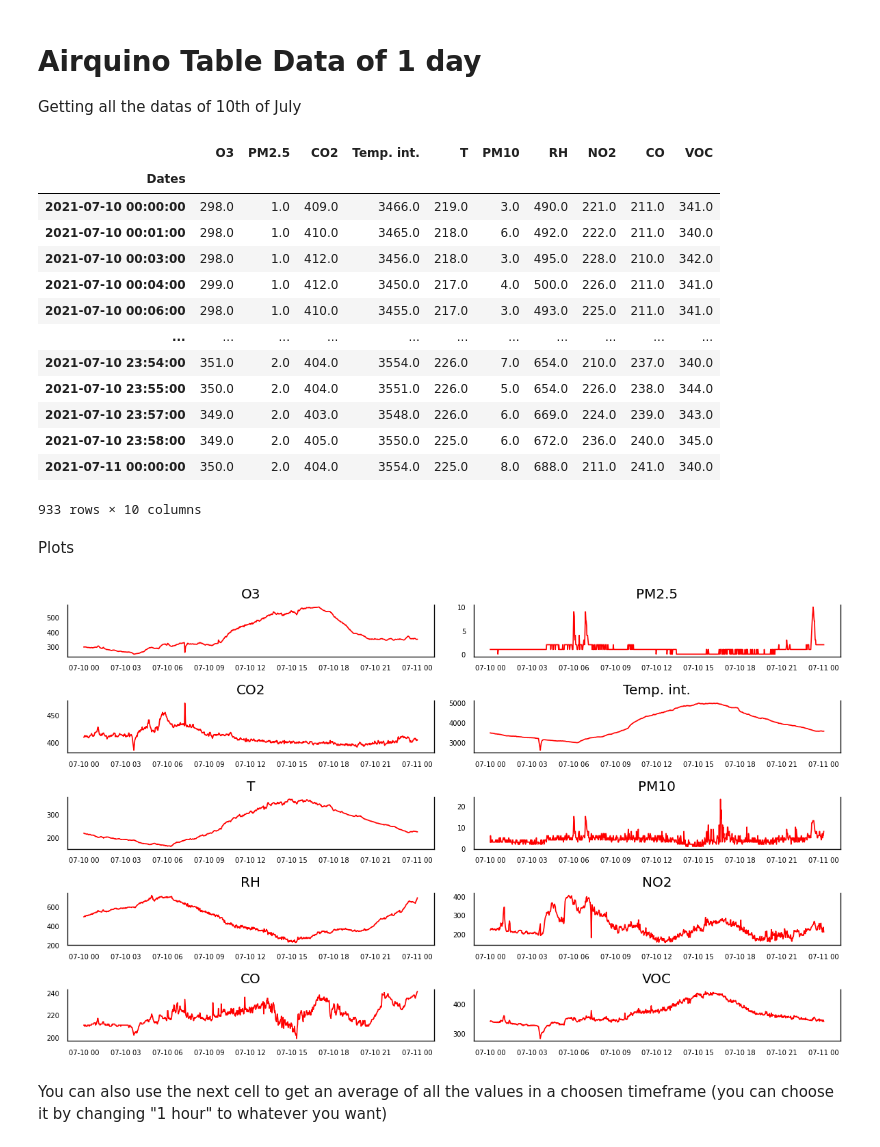
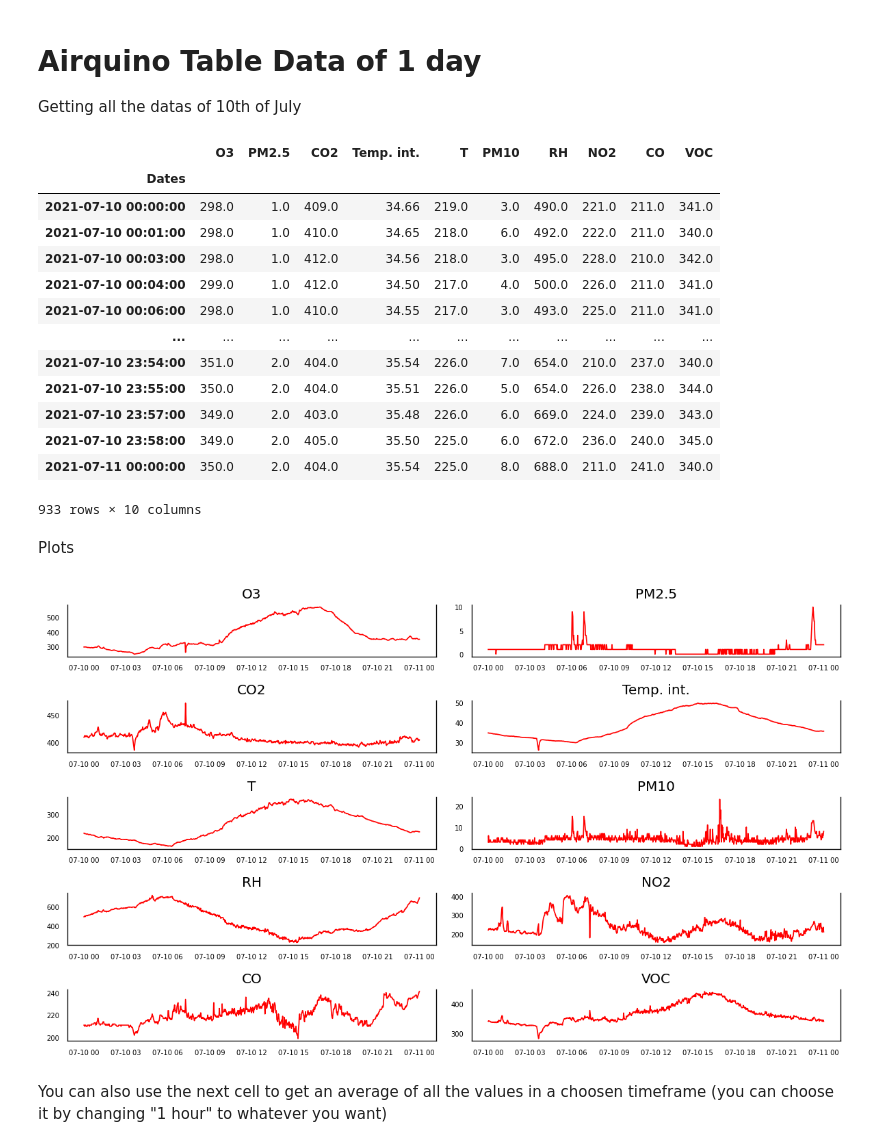
Before and after one commit to marcochisci/Anomaly_detection, a Jupyter notebook: One_Day_Anomaly_Detection.ipynb, the cells around one changed output. Drawn from its saved outputs; the diff is of its cells as text; code cells hidden in the pictures.

```diff
--- a/One_Day_Anomaly_Detection.ipynb
+++ b/One_Day_Anomaly_Detection.ipynb
@@ -8,44 +8,47 @@ import pandas as pd
 import psycopg2
 import datetime
 import matplotlib.pyplot as plt
 import matplotlib.ticker as ticker
 import matplotlib.dates as mdates
 
 
 conn = psycopg2.connect(host='playground.magentalab.it', port='55432', database='airqino', user='datareader', password='homntLZnlhQd9prtVA9SFezQek')
 
 query = """select * from crosstab(
   'select sd.data_acquired as timestamp, s.sensor_type ,  sd.float_value as value
 from station_data sd join sensor s on s.id = sd.sensor_id
 where sd.data_acquired >= to_timestamp(''2021-07-10 00:00:00'', ''YYYY-mm-dd HH24:MI:SS'')
 and sd.data_acquired <= to_timestamp(''2021-07-11 00:00:00'', ''YYYY-mm-dd HH24:MI:SS'')
 and sd.station_id = 23284701 order by sd.data_acquired asc, 1'
  , $$VALUES ('O3'::varchar), ('PM2.5'::varchar), ('CO2'::varchar), ('Temp. int.'::varchar), ('T'::varchar)
  , ('PM10'::varchar), ('RH'::varchar), ('NO2'::varchar), ('CO'::varchar), ('VOC'::varchar)$$
 ) AS value ("Dates" timestamp, "O3" float, "PM2.5" float, "CO2" float, "Temp. int." float, "T" float, "PM10" float,
 "RH" float, "NO2" float, "CO" float, "VOC" float);""".format(29510692, 23284701)  #23284701 is a specific station
 
 df = pd.read_sql(query, conn)
 df= df.set_index('Dates')
 
+#fix Temp. int.
+df['Temp. int.'] = df['Temp. int.'].div(100)
+
 #removing nans
 df = df.dropna()
 
 display(df)
 # %% [output]
 |  | O3 | PM2.5 | CO2 | Temp. int. | T | PM10 | RH | NO2 | CO | VOC |
 | Dates |  |  |  |  |  |  |  |  |  |  |
-| 2021-07-10 00:00:00 | 298.0 | 1.0 | 409.0 | 3466.0 | 219.0 | 3.0 | 490.0 | 221.0 | 211.0 | 341.0 |
-| 2021-07-10 00:01:00 | 298.0 | 1.0 | 410.0 | 3465.0 | 218.0 | 6.0 | 492.0 | 222.0 | 211.0 | 340.0 |
-| 2021-07-10 00:03:00 | 298.0 | 1.0 | 412.0 | 3456.0 | 218.0 | 3.0 | 495.0 | 228.0 | 210.0 | 342.0 |
-| 2021-07-10 00:04:00 | 299.0 | 1.0 | 412.0 | 3450.0 | 217.0 | 4.0 | 500.0 | 226.0 | 211.0 | 341.0 |
-| 2021-07-10 00:06:00 | 298.0 | 1.0 | 410.0 | 3455.0 | 217.0 | 3.0 | 493.0 | 225.0 | 211.0 | 341.0 |
+| 2021-07-10 00:00:00 | 298.0 | 1.0 | 409.0 | 34.66 | 219.0 | 3.0 | 490.0 | 221.0 | 211.0 | 341.0 |
+| 2021-07-10 00:01:00 | 298.0 | 1.0 | 410.0 | 34.65 | 218.0 | 6.0 | 492.0 | 222.0 | 211.0 | 340.0 |
+| 2021-07-10 00:03:00 | 298.0 | 1.0 | 412.0 | 34.56 | 218.0 | 3.0 | 495.0 | 228.0 | 210.0 | 342.0 |
+| 2021-07-10 00:04:00 | 299.0 | 1.0 | 412.0 | 34.50 | 217.0 | 4.0 | 500.0 | 226.0 | 211.0 | 341.0 |
+| 2021-07-10 00:06:00 | 298.0 | 1.0 | 410.0 | 34.55 | 217.0 | 3.0 | 493.0 | 225.0 | 211.0 | 341.0 |
 | ... | ... | ... | ... | ... | ... | ... | ... | ... | ... | ... |
-| 2021-07-10 23:54:00 | 351.0 | 2.0 | 404.0 | 3554.0 | 226.0 | 7.0 | 654.0 | 210.0 | 237.0 | 340.0 |
-| 2021-07-10 23:55:00 | 350.0 | 2.0 | 404.0 | 3551.0 | 226.0 | 5.0 | 654.0 | 226.0 | 238.0 | 344.0 |
-| 2021-07-10 23:57:00 | 349.0 | 2.0 | 403.0 | 3548.0 | 226.0 | 6.0 | 669.0 | 224.0 | 239.0 | 343.0 |
-| 2021-07-10 23:58:00 | 349.0 | 2.0 | 405.0 | 3550.0 | 225.0 | 6.0 | 672.0 | 236.0 | 240.0 | 345.0 |
-| 2021-07-11 00:00:00 | 350.0 | 2.0 | 404.0 | 3554.0 | 225.0 | 8.0 | 688.0 | 211.0 | 241.0 | 340.0 |
+| 2021-07-10 23:54:00 | 351.0 | 2.0 | 404.0 | 35.54 | 226.0 | 7.0 | 654.0 | 210.0 | 237.0 | 340.0 |
+| 2021-07-10 23:55:00 | 350.0 | 2.0 | 404.0 | 35.51 | 226.0 | 5.0 | 654.0 | 226.0 | 238.0 | 344.0 |
+| 2021-07-10 23:57:00 | 349.0 | 2.0 | 403.0 | 35.48 | 226.0 | 6.0 | 669.0 | 224.0 | 239.0 | 343.0 |
+| 2021-07-10 23:58:00 | 349.0 | 2.0 | 405.0 | 35.50 | 225.0 | 6.0 | 672.0 | 236.0 | 240.0 | 345.0 |
+| 2021-07-11 00:00:00 | 350.0 | 2.0 | 404.0 | 35.54 | 225.0 | 8.0 | 688.0 | 211.0 | 241.0 | 340.0 |
 933 rows × 10 columns
 # %% [markdown]
 Plots
@@ -69,7 +72,7 @@ for i, ax in enumerate(axes.flatten()):
 
 plt.tight_layout();
 # %% [output]
-[figure, old version]
+[figure, new version]
 # %% [markdown]
 You can also use the next cell to get an average of all the values in a choosen timeframe (you can choose it by changing "1 hour" to whatever you want)
 # %%
```
Also changed, not shown: parts of 8 cells of this notebook.
